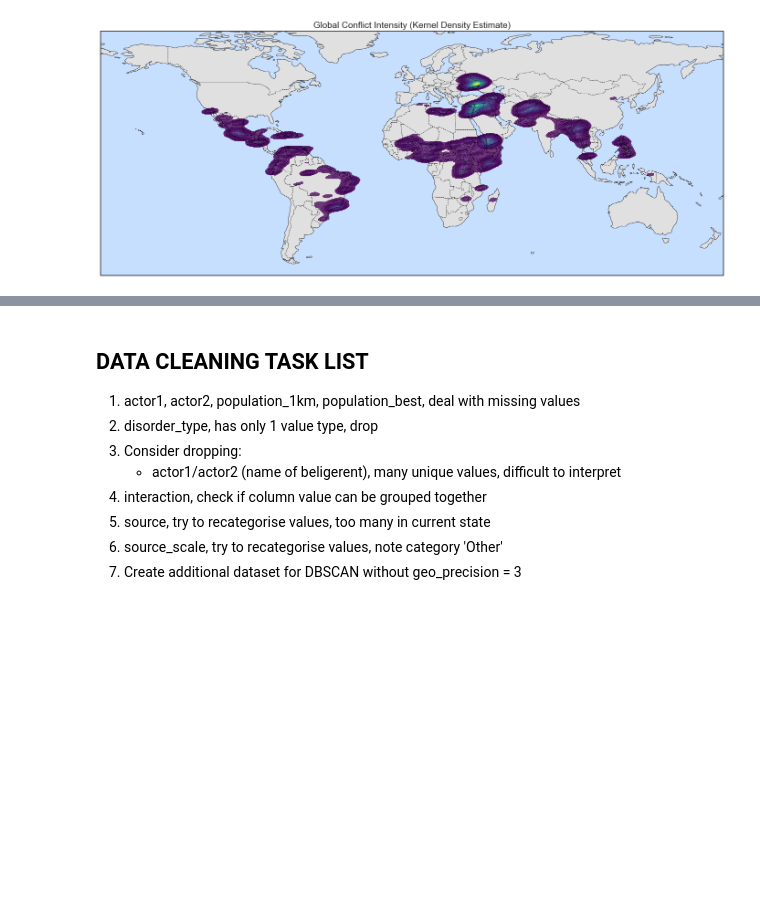
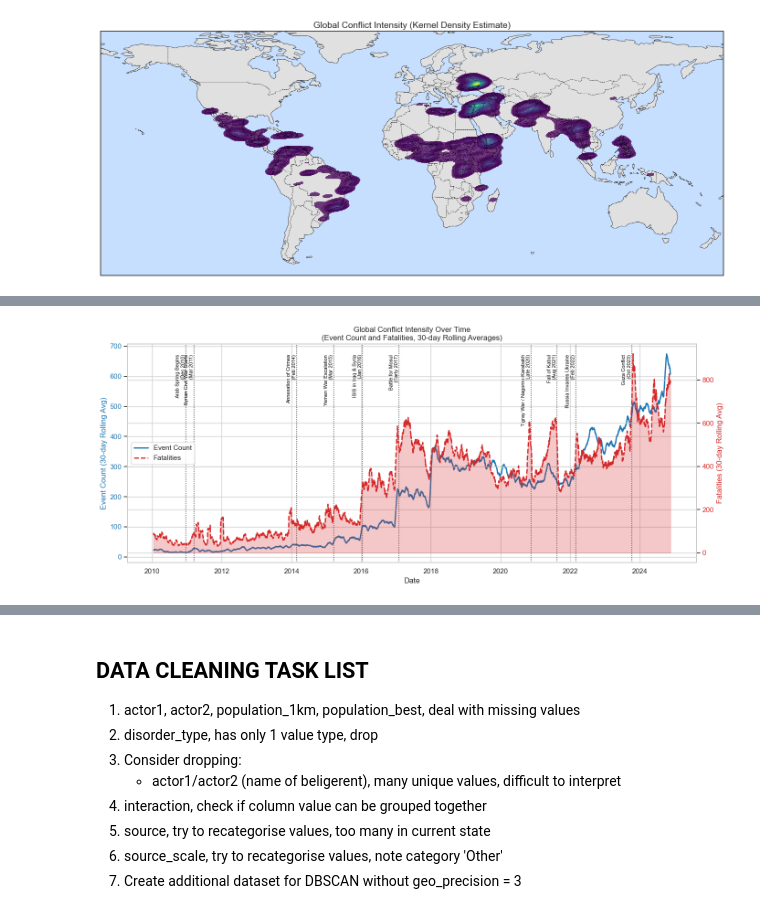
Before and after one commit to CoMa95/Armed-Conflict-Analytics, a Jupyter notebook: notebooks/01_eda.ipynb, the cells around one changed output, grey strips where cells are left out. Cells and saved outputs as stored; diff of their text form; code cells hidden in the pictures; blank space fills up the shorter version.

Commit message:
Create temporal distribution figure.

```diff
--- a/notebooks/01_eda.ipynb
+++ b/notebooks/01_eda.ipynb
@@ -579,0 +592,94 @@ plt.show()
+# %%
+# ensure event_date is datetime
+df["event_date"] = pd.to_datetime(df["event_date"])
+
+# create daily aggregates
+daily_events = df.groupby("event_date").size().rename("event_count")
+daily_fatal = df.groupby("event_date")["fatalities"].sum().rename("fatalities")
+
+# create 30 day rolling means
+smooth_events = daily_events.rolling(30, center=True).mean()
+smooth_fatal = daily_fatal.rolling(30, center=True).mean()
+
+sns.set(style="whitegrid")
+
+fig, ax1 = plt.subplots(figsize=(14,6))
+
+# add event count on left y-axis
+color1 = "tab:blue"
+ax1.set_xlabel("Date")
+ax1.set_ylabel("Event Count (30-day Rolling Avg)", color=color1)
+
+event_line, = ax1.plot(
+    smooth_events.index,
+    smooth_events.values,
+    color=color1,
+    linewidth=2,
+    label="Event Count"
+)
+ax1.tick_params(axis='y', labelcolor=color1)
+
+# add fatalities on right y-axis
+ax2 = ax1.twinx()
+color2 = "tab:red"
+ax2.set_ylabel("Fatalities (30-day Rolling Avg)", color=color2)
+
+fatal_line, = ax2.plot(
+    smooth_fatal.index,
+    smooth_fatal.values,
+    color=color2,
+    linewidth=2,
+    linestyle="--",        # dashed line for colorblind accessibility
+    label="Fatalities"
+)
+
+# add shaded fatalities area
+ax2.fill_between(
+    smooth_fatal.index,
+    0,
+    smooth_fatal.values,
+    color=color2,
+    alpha=0.25
+)
+ax2.tick_params(axis='y', labelcolor=color2)
+
+# add historical event markers
+historical_events = {
+    "Arab Spring Begins\n(Dec 2010)": "2010-12-17",
+    "Syrian Civil War Starts\n(Mar 2011)": "2011-03-15",
+    "Annexation of Crimea\n(Feb 2014)": "2014-02-20",
+    "Yemen War Escalation\n(Mar 2015)": "2015-03-19",
+    "Fall of Kabul\n(Aug 2021)": "2021-08-15",
+    "Russia Invades Ukraine\n(Feb 2022)": "2022-02-24",
+    "ISIS in Iraq & Syria\n(Jan 2016)": "2016-01-15",
+    "Battle for Mosul\n(Early 2017)": "2017-02-01",
+    "Tigray War / Nagorno-Karabakh\n(Late 2020)": "2020-11-15",
+    "Gaza Conflict\n(Oct 2023)": "2023-10-07"
+}
+
+for label, date_str in historical_events.items():
+    date = pd.to_datetime(date_str)
+    if date >= smooth_events.index.min() and date <= smooth_events.index.max():
+        ax1.axvline(date, color="black", linestyle=":", linewidth=1)
+        ax1.text(
+            date,
+            ax1.get_ylim()[1] * 0.95,
+            label,
+            rotation=90,
+            verticalalignment="top",
+            horizontalalignment="right",
+            fontsize=8,
+            color="black"
+        )
+
+# add title and legend
+plt.title("Global Conflict Intensity Over Time\n(Event Count and Fatalities, 30-day Rolling Averages)")
+lines = [event_line, fatal_line]
+labels = [line.get_label() for line in lines]
+ax1.legend(lines, labels, loc="center left")
+
+# layout and show
+fig.tight_layout()
+plt.show()
+# %% [output]
+[figure, added]
```
Also changed, not shown: parts of 9 cells of this notebook, 1 other file.
